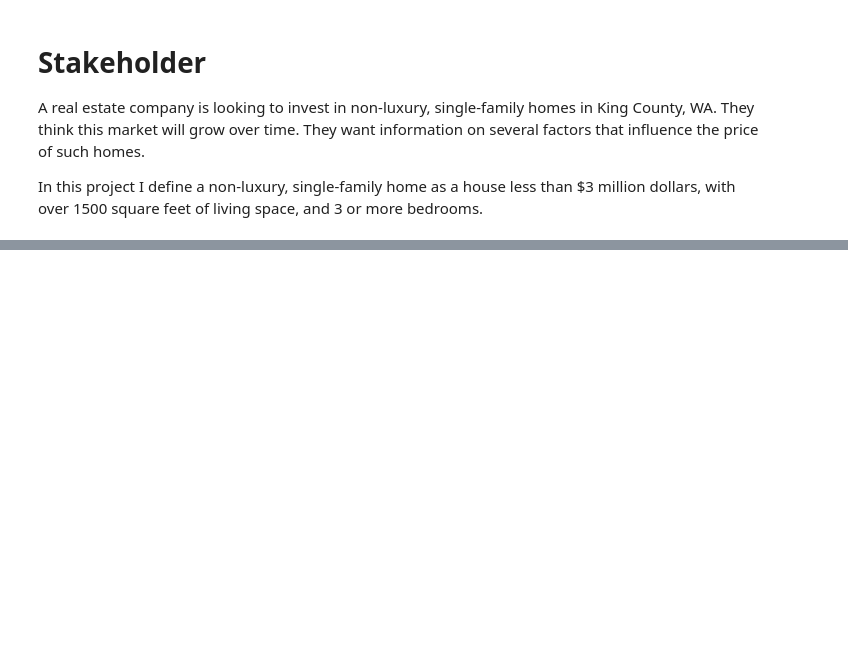
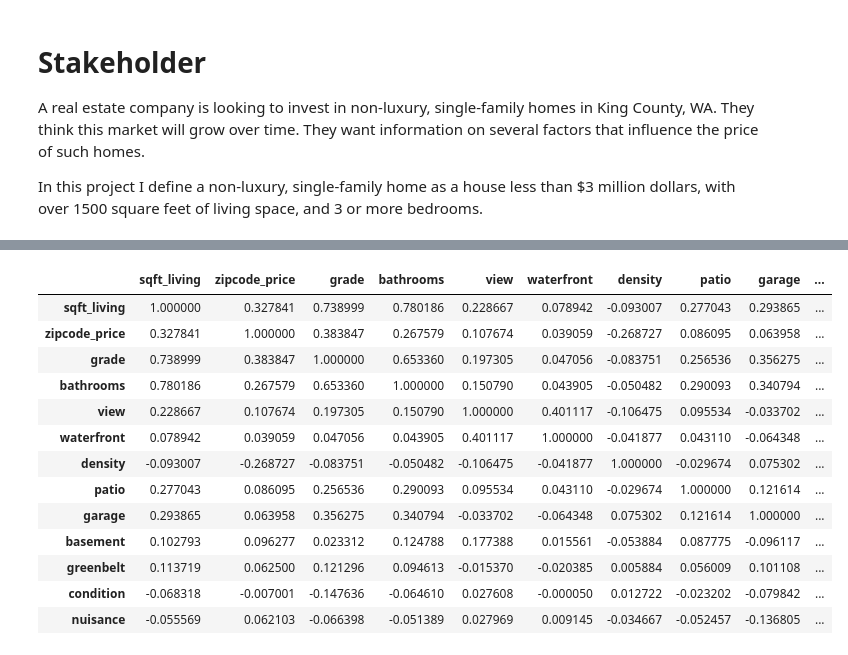
Before and after one commit to Jellohub/phase2_project, a Jupyter notebook: Notebook.ipynb, the cells around one changed output, grey strips where cells are left out. Cells and saved outputs as stored; diff of their text form; code cells hidden in the pictures; blank space fills up the shorter version.

```diff
--- a/Notebook.ipynb
+++ b/Notebook.ipynb
@@ -412,0 +163,4 @@ Log-transforming the data did not make a substantial difference.
+# %%
+houses['patio'] = houses['sqft_patio'].map(lambda x: 0 if x == 0 else 1)
+houses['basement'] = houses['sqft_basement'].map(lambda x: 0 if x == 0 else 1)
+houses['garage'] = houses['sqft_garage'].map(lambda x: 0 if x == 0 else 1)
@@ -412,0 +181,2 @@ Log-transforming the data did not make a substantial difference.
+# %%
+houses['density'] = houses.zipcode.map(dict(houses.zipcode.value_counts()))
@@ -412,0 +220,17 @@ Log-transforming the data did not make a substantial difference.
+# %%
+houses[list(strengths['variables'])].corr(numeric_only = True)
+# %% [output]
+|  | sqft_living | zipcode_price | grade | bathrooms | view | waterfront | density | patio | garage | ... |
+| sqft_living | 1.000000 | 0.327841 | 0.738999 | 0.780186 | 0.228667 | 0.078942 | -0.093007 | 0.277043 | 0.293865 | ... |
+| zipcode_price | 0.327841 | 1.000000 | 0.383847 | 0.267579 | 0.107674 | 0.039059 | -0.268727 | 0.086095 | 0.063958 | ... |
+| grade | 0.738999 | 0.383847 | 1.000000 | 0.653360 | 0.197305 | 0.047056 | -0.083751 | 0.256536 | 0.356275 | ... |
+| bathrooms | 0.780186 | 0.267579 | 0.653360 | 1.000000 | 0.150790 | 0.043905 | -0.050482 | 0.290093 | 0.340794 | ... |
+| view | 0.228667 | 0.107674 | 0.197305 | 0.150790 | 1.000000 | 0.401117 | -0.106475 | 0.095534 | -0.033702 | ... |
+| waterfront | 0.078942 | 0.039059 | 0.047056 | 0.043905 | 0.401117 | 1.000000 | -0.041877 | 0.043110 | -0.064348 | ... |
+| density | -0.093007 | -0.268727 | -0.083751 | -0.050482 | -0.106475 | -0.041877 | 1.000000 | -0.029674 | 0.075302 | ... |
+| patio | 0.277043 | 0.086095 | 0.256536 | 0.290093 | 0.095534 | 0.043110 | -0.029674 | 1.000000 | 0.121614 | ... |
+| garage | 0.293865 | 0.063958 | 0.356275 | 0.340794 | -0.033702 | -0.064348 | 0.075302 | 0.121614 | 1.000000 | ... |
+| basement | 0.102793 | 0.096277 | 0.023312 | 0.124788 | 0.177388 | 0.015561 | -0.053884 | 0.087775 | -0.096117 | ... |
+| greenbelt | 0.113719 | 0.062500 | 0.121296 | 0.094613 | -0.015370 | -0.020385 | 0.005884 | 0.056009 | 0.101108 | ... |
+| condition | -0.068318 | -0.007001 | -0.147636 | -0.064610 | 0.027608 | -0.000050 | 0.012722 | -0.023202 | -0.079842 | ... |
+| nuisance | -0.055569 | 0.062103 | -0.066398 | -0.051389 | 0.027969 | 0.009145 | -0.034667 | -0.052457 | -0.136805 | ... |
```
Also changed, not shown: parts of 55 cells of this notebook.
